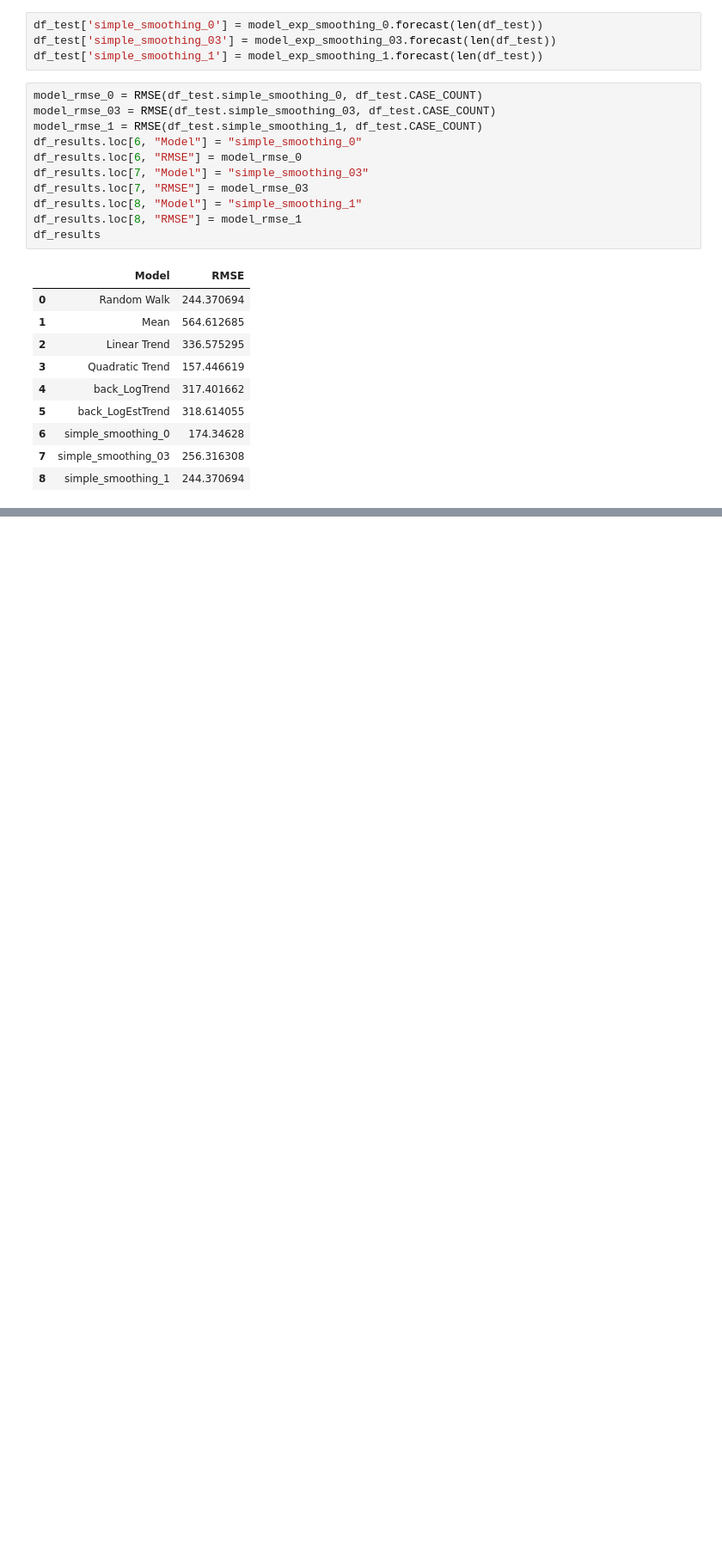
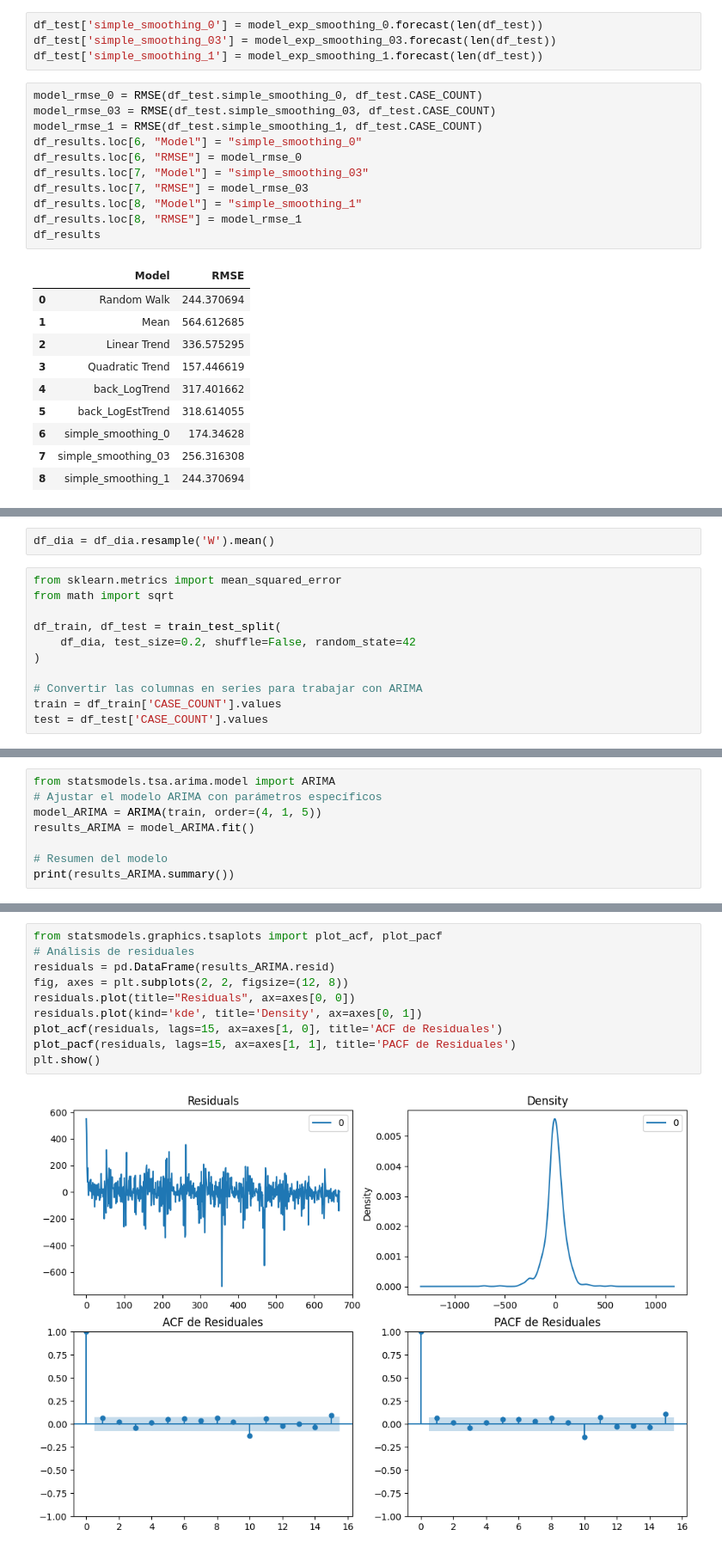
Before and after one commit to matiascapurroriver/predictivoAvanzado, a Jupyter notebook: ST.ipynb, the cells around one changed output, grey strips where cells are left out. Shown at 86% size. Saved outputs shown, nothing was run; the diff lists cells and outputs as text; blank space fills up the shorter version.

Commit message:
ARIMA Semanal

```diff
--- a/ST.ipynb
+++ b/ST.ipynb
@@ -525,0 +596,13 @@ df_results
+# %%
+df_dia = df_dia.resample('W').mean()
+# %%
+from sklearn.metrics import mean_squared_error
+from math import sqrt
+
+df_train, df_test = train_test_split(
+    df_dia, test_size=0.2, shuffle=False, random_state=42
+)
+
+# Convertir las columnas en series para trabajar con ARIMA
+train = df_train['CASE_COUNT'].values
+test = df_test['CASE_COUNT'].values
@@ -525,0 +638,8 @@ df_results
+# %%
+from statsmodels.tsa.arima.model import ARIMA
+# Ajustar el modelo ARIMA con parámetros específicos
+model_ARIMA = ARIMA(train, order=(4, 1, 5))
+results_ARIMA = model_ARIMA.fit()
+
+# Resumen del modelo
+print(results_ARIMA.summary())
@@ -525,0 +664,12 @@ df_results
+# %%
+from statsmodels.graphics.tsaplots import plot_acf, plot_pacf
+# Análisis de residuales
+residuals = pd.DataFrame(results_ARIMA.resid)
+fig, axes = plt.subplots(2, 2, figsize=(12, 8))
+residuals.plot(title="Residuals", ax=axes[0, 0])
+residuals.plot(kind='kde', title='Density', ax=axes[0, 1])
+plot_acf(residuals, lags=15, ax=axes[1, 0], title='ACF de Residuales')
+plot_pacf(residuals, lags=15, ax=axes[1, 1], title='PACF de Residuales')
+plt.show()
+# %% [output]
+[figure, added]
```
Also changed, not shown: parts of 21 cells of this notebook.
